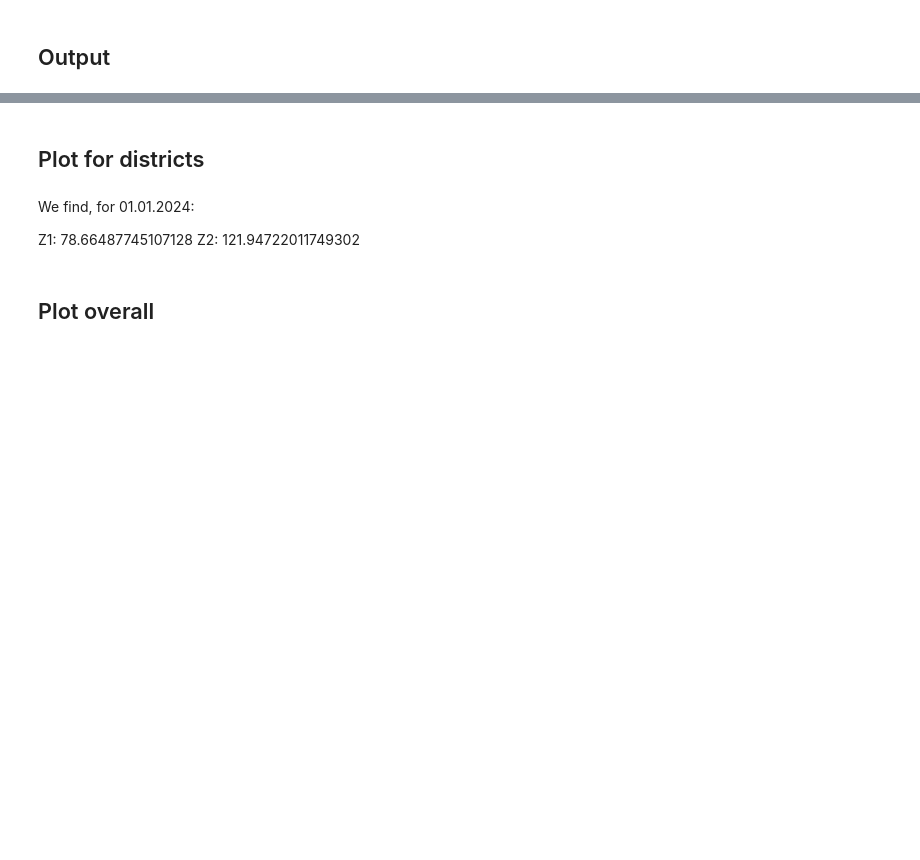
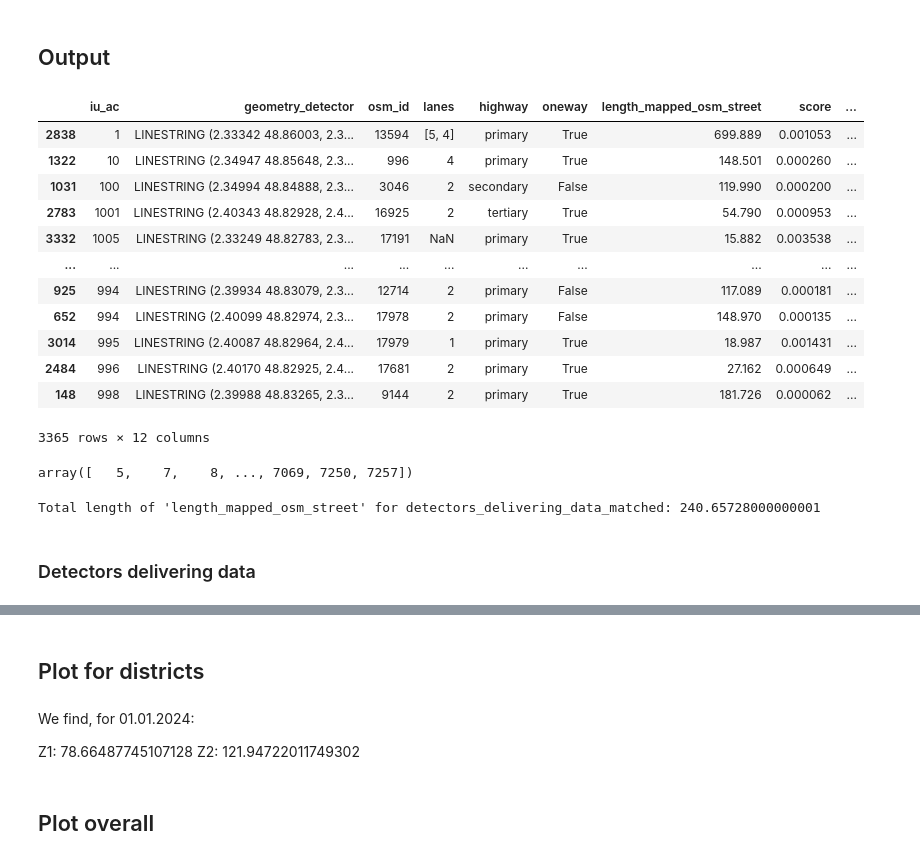
Before and after one commit to enatterer/Effects-of-Paris-Cycling-Policies-on-vehicular-flow, a Jupyter notebook: src/main/network_matching/optimize_osm_matching.ipynb, the cells around one changed output, grey strips where cells are left out. Drawn from its saved outputs; the diff is of its cells as text; code cells hidden in the pictures; blank space fills up the shorter version.

```diff
--- a/src/main/network_matching/optimize_osm_matching.ipynb
+++ b/src/main/network_matching/optimize_osm_matching.ipynb
@@ -212,7 +259,7 @@ df_matching['length_detector_street'] = df_matching['geometry_detector'].apply(l
 df_matching['lanes_mapped'] = df_matching['lanes'].apply(parse_and_average_lanes)
 df_matched_with_lanes_approximated = approximate_number_of_lanes(df_matching)
 # %%
-if year == 2013:
+if year == 2023:
     # nan_count = df_matched_with_lanes_approximated['lanes_mapped'].isna().sum()
     # print("Number of NaN values in 'lanes_mapped' column:", nan_count)
 
@@ -236,3 +283,19 @@ percentile = df_matched_with_lanes_approximated['score'].quantile(p)
 
 df_matching_best = df_matched_with_lanes_approximated[df_matched_with_lanes_approximated['score'] < percentile]
 gdf_matched = gpd.GeoDataFrame(df_matching_best, geometry='geometry_detector')
+# %%
+gdf_matched
+# %% [output]
+|  | iu_ac | geometry_detector | osm_id | lanes | highway | oneway | length_mapped_osm_street | score | ... |
+| 2838 | 1 | LINESTRING (2.33342 48.86003, 2.3... | 13594 | [5, 4] | primary | True | 699.889 | 0.001053 | ... |
+| 1322 | 10 | LINESTRING (2.34947 48.85648, 2.3... | 996 | 4 | primary | True | 148.501 | 0.000260 | ... |
+| 1031 | 100 | LINESTRING (2.34994 48.84888, 2.3... | 3046 | 2 | secondary | False | 119.990 | 0.000200 | ... |
+| 2783 | 1001 | LINESTRING (2.40343 48.82928, 2.4... | 16925 | 2 | tertiary | True | 54.790 | 0.000953 | ... |
+| 3332 | 1005 | LINESTRING (2.33249 48.82783, 2.3... | 17191 | NaN | primary | True | 15.882 | 0.003538 | ... |
+| ... | ... | ... | ... | ... | ... | ... | ... | ... | ... |
+| 925 | 994 | LINESTRING (2.39934 48.83079, 2.3... | 12714 | 2 | primary | False | 117.089 | 0.000181 | ... |
+| 652 | 994 | LINESTRING (2.40099 48.82974, 2.3... | 17978 | 2 | primary | False | 148.970 | 0.000135 | ... |
+| 3014 | 995 | LINESTRING (2.40087 48.82964, 2.4... | 17979 | 1 | primary | True | 18.987 | 0.001431 | ... |
+| 2484 | 996 | LINESTRING (2.40170 48.82925, 2.4... | 17681 | 2 | primary | True | 27.162 | 0.000649 | ... |
+| 148 | 998 | LINESTRING (2.39988 48.83265, 2.3... | 9144 | 2 | primary | True | 181.726 | 0.000062 | ... |
+3365 rows × 12 columns
@@ -238,0 +304,4 @@ gdf_matched = gpd.GeoDataFrame(df_matching_best, geometry='geometry_detector')
+# %%
+detectors_delivering_data_2023
+# %% [output]
+array([   5,    7,    8, ..., 7069, 7250, 7257])
@@ -238,0 +312,10 @@ gdf_matched = gpd.GeoDataFrame(df_matching_best, geometry='geometry_detector')
+# %%
+# Compute the total length of 'length_mapped_osm_street' for detectors_delivering_data_matched
+total_length_mapped_osm_street = detectors_delivering_data_matched['length_mapped_osm_street'].sum()/1000
+
+# Print the total length
+print("Total length of 'length_mapped_osm_street' for detectors_delivering_data_matched:", total_length_mapped_osm_street)
+# %% [output]
+Total length of 'length_mapped_osm_street' for detectors_delivering_data_matched: 240.65728000000001
+# %% [markdown]
+### Detectors delivering data
```
Also changed, not shown: parts of 8 cells of this notebook, 4 other files.
